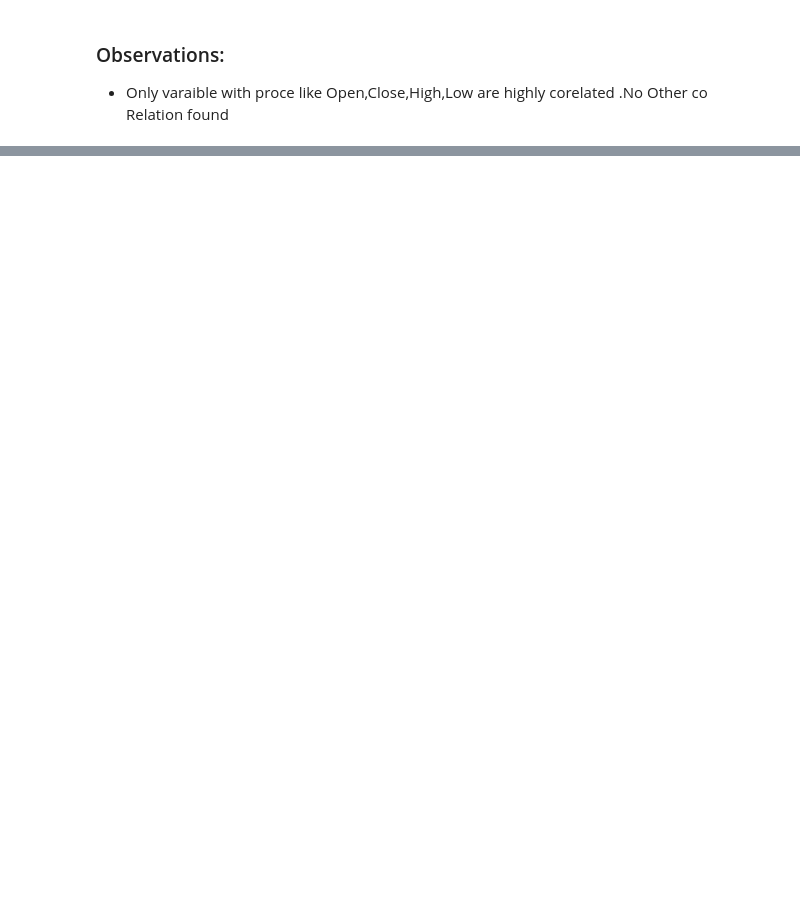
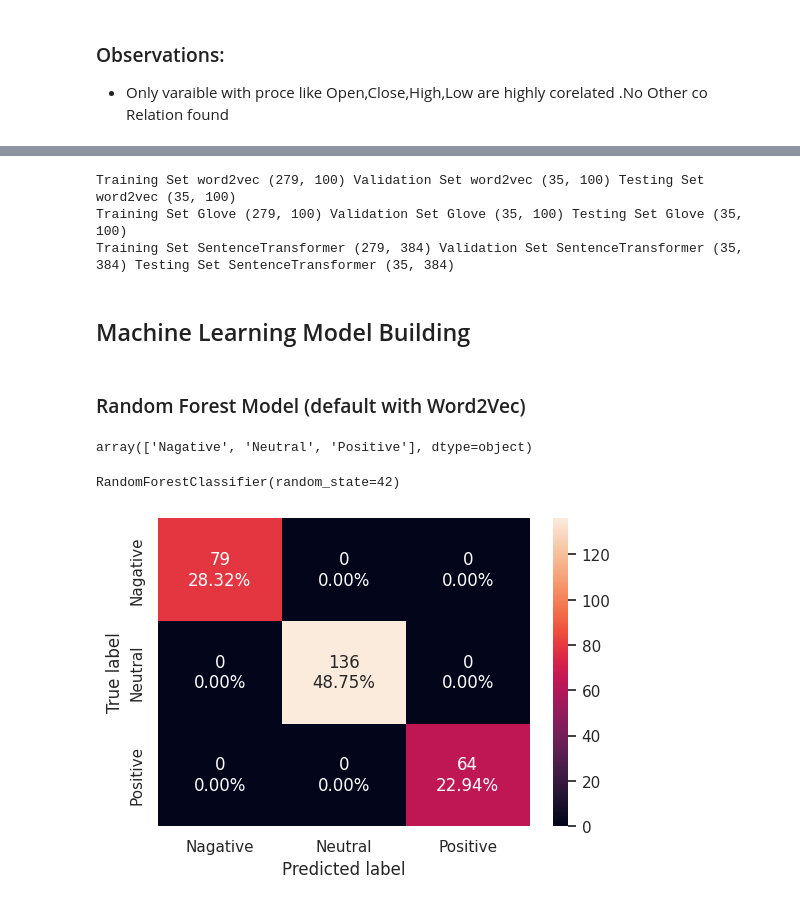
Before and after one commit to Rajesh2015/Credit-Card-Transaction-Sql-Analysis, a Jupyter notebook: IP_Stock_Market_News_Sentiment_Analysis_and_Summarization_Solution.ipynb, the cells around one changed output, grey strips where cells are left out. Cells and saved outputs as stored; diff of their text form; code cells hidden in the pictures; blank space fills up the shorter version.

```diff
--- a/IP_Stock_Market_News_Sentiment_Analysis_and_Summarization_Solution.ipynb
+++ b/IP_Stock_Market_News_Sentiment_Analysis_and_Summarization_Solution.ipynb
@@ -631,0 +902,8 @@ sns.pairplot(data=data,hue='sentiment_label',palette=pellete);
+# %%
+# creating a dataframe of the vectorized documents
+
+vec_size = 100
+df_word2vec = pd.DataFrame(
+    embedding_model_data['final_cleaned_news'].apply(average_vectorizer_Word2Vec).tolist(),
+    columns=['Feature ' + str(i) for i in range(vec_size)]
+)
@@ -631,0 +1078,39 @@ sns.pairplot(data=data,hue='sentiment_label',palette=pellete);
+# %%
+# Creating dependent and independent variables
+X_word2vec = df_word2vec.copy()
+X_glove = df_Glove.copy()
+X_sentence_transformers = embedding_matrix
+y = data['sentiment_label']
+# %%
+# Divide each of the embeddings in to train validarion and test set
+X_train_word2vec,X_valid_word2vec,X_test_word2vec,y_train_word2vec,y_valid_word2vec,y_test_word2vec=split(X_word2vec,y)
+X_train_glove,X_valid_glove,X_test_glove,y_train_glove,y_valid_glove,y_test_glove=split(X_glove,y)
+X_train_st,X_valid_st,X_test_st,y_train_st,y_valid_st,y_test_st=split(X_sentence_transformers,y)
+# %%
+print("Training Set word2vec",X_train_word2vec.shape,"Validation Set word2vec",X_valid_word2vec.shape,"Testing Set word2vec",X_test_word2vec.shape)
+print("Training Set Glove",X_train_glove.shape,"Validation Set Glove",X_valid_glove.shape,"Testing Set Glove",X_test_glove.shape)
+print("Training Set SentenceTransformer",X_train_st.shape,"Validation Set SentenceTransformer",X_valid_st.shape,"Testing Set SentenceTransformer",X_test_st.shape)
+# %% [output]
+Training Set word2vec (279, 100) Validation Set word2vec (35, 100) Testing Set word2vec (35, 100)
+Training Set Glove (279, 100) Validation Set Glove (35, 100) Testing Set Glove (35, 100)
+Training Set SentenceTransformer (279, 384) Validation Set SentenceTransformer (35, 384) Testing Set SentenceTransformer (35, 384)
+# %% [markdown]
+## Machine Learning Model Building
+# %% [markdown]
+### Random Forest Model (default with Word2Vec)
+# %%
+data['sentiment_label'].unique()
+# %% [output]
+array(['Nagative', 'Neutral', 'Positive'], dtype=object)
+# %%
+# Building the model
+rf_word2vec = RandomForestClassifier(random_state = 42)
+
+# Fitting on train data
+rf_word2vec.fit(X_train_word2vec, y_train_word2vec)
+# %% [output]
+RandomForestClassifier(random_state=42)
+# %%
+confusion_matrix_sklearn(rf_word2vec, X_train_word2vec, y_train_word2vec)
+# %% [output]
+[figure, added]
```
Also changed, not shown: parts of 119 cells of this notebook.
